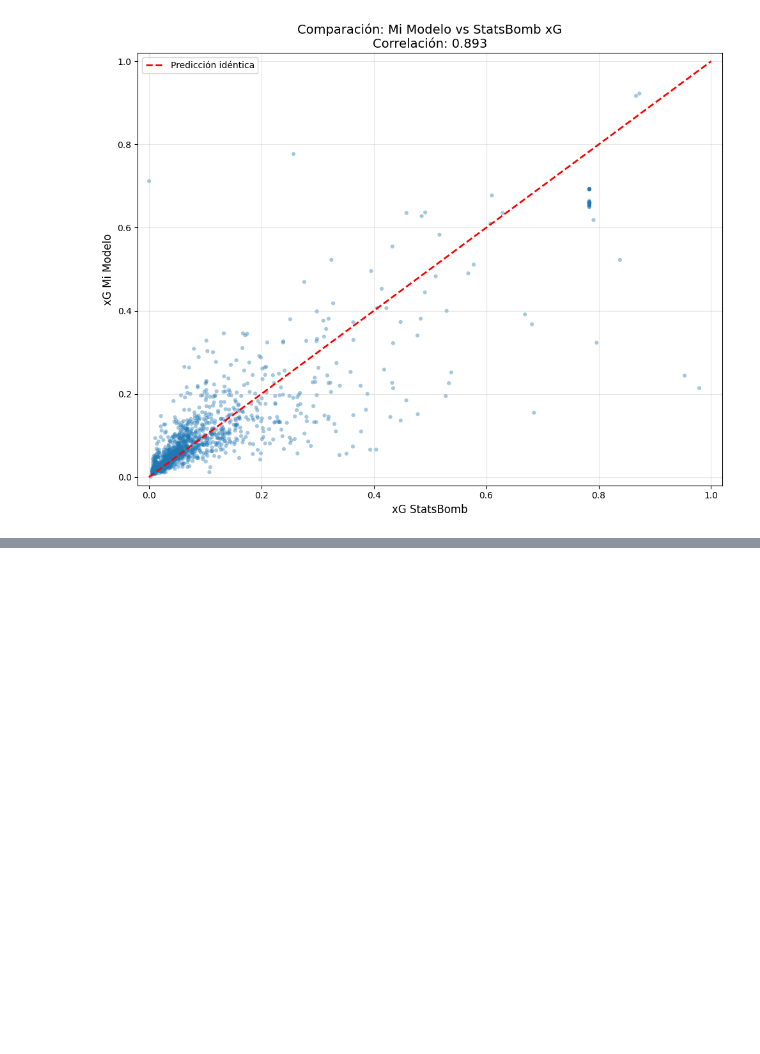
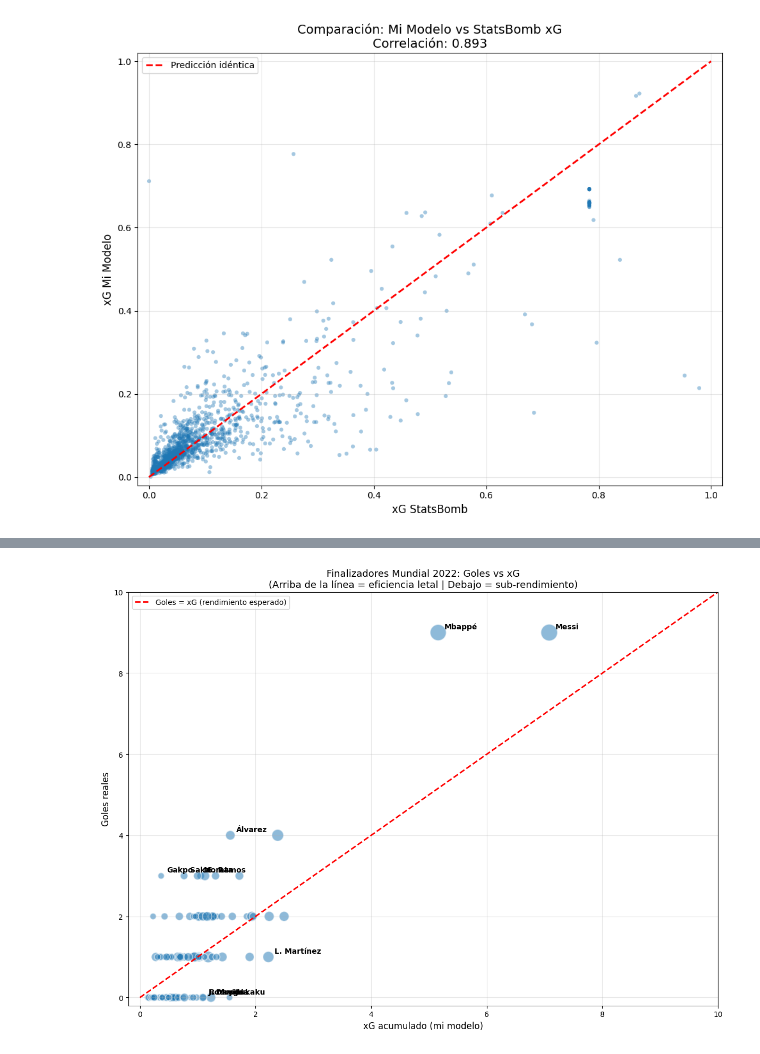
Before and after one commit to szkad/football-analytics-portfolio, a Jupyter notebook: notebooks/03_modelo_xg.ipynb, the cells around one changed output, grey strips where cells are left out. Saved outputs shown, nothing was run; the diff lists cells and outputs as text; code cells hidden in the pictures; blank space fills up the shorter version.

Commit message:
Proyecto 2 completado: Modelo xG propio con correlación 0.893 vs StatsBomb

```diff
--- a/notebooks/03_modelo_xg.ipynb
+++ b/notebooks/03_modelo_xg.ipynb
@@ -528,0 +553,14 @@ plt.show()
+# %%
+# Agrupar por jugador
+ranking = mundial_2022.groupby('player').agg(
+    tiros=('es_gol', 'count'),
+    goles=('es_gol', 'sum'),
+    xg=('xg_mi_modelo', 'sum')
+).reset_index()
+
+# Calcular sobre/sub-rendimiento
+ranking['diferencia'] = ranking['goles'] - ranking['xg']
+
+# Filtrar jugadores con al menos 5 tiros (muestra mínima)
+ranking_filtrado = ranking[ranking['tiros'] >= 5].copy()
+print(f"Jugadores con 5+ tiros: {len(ranking_filtrado)}")
@@ -528,0 +615,66 @@ plt.show()
+# %%
+# Diccionario de apellidos correctos
+nombres_correctos = {
+    'Kylian Mbappé Lottin': 'Mbappé',
+    'Lionel Andrés Messi Cuccittini': 'Messi',
+    'Cody Mathès Gakpo': 'Gakpo',
+    'Julián Álvarez': 'Álvarez',
+    'Álvaro Borja Morata Martín': 'Morata',
+    'Gonçalo Matias Ramos': 'G. Ramos',
+    'Rafael Alexandre Conceição Leão': 'Leão',
+    'Richarlison de Andrade': 'Richarlison',
+    'Romelu Lukaku Menama': 'Lukaku',
+    'Lautaro Javier Martínez': 'L. Martínez',
+    'Jamal Musiala': 'Musiala',
+    'Rodrygo Silva de Goes': 'Rodrygo',
+    'Jonathan David': 'J. David',
+    'Bukayo Saka': 'Saka',
+    'Marcus Rashford': 'Rashford',
+}
+
+def obtener_nombre_corto(nombre_completo):
+    if nombre_completo in nombres_correctos:
+        return nombres_correctos[nombre_completo]
+    return nombre_completo.split()[-1]
+
+plot_data = ranking_filtrado[ranking_filtrado['tiros'] >= 5].copy()
+
+fig, ax = plt.subplots(figsize=(12, 9))
+
+ax.scatter(plot_data['xg'], plot_data['goles'],
+           s=plot_data['tiros'] * 15, alpha=0.5,
+           c='#1f77b4', edgecolors='white', linewidth=1.5)
+
+max_val = max(plot_data['xg'].max(), plot_data['goles'].max()) + 1
+ax.plot([0, max_val], [0, max_val], 'r--', linewidth=2, label='Goles = xG (rendimiento esperado)')
+
+# Anotar destacados con nombres limpios
+destacados = pd.concat([
+    plot_data.sort_values('diferencia', ascending=False).head(7),
+    plot_data.sort_values('diferencia', ascending=True).head(5)
+])
+
+for _, row in destacados.iterrows():
+    nombre_corto = obtener_nombre_corto(row['player'])
+    ax.annotate(
+        nombre_corto,
+        xy=(row['xg'], row['goles']),
+        xytext=(8, 5),
+        textcoords='offset points',
+        fontsize=10,
+        fontweight='bold'
+    )
+
+ax.set_xlabel('xG acumulado (mi modelo)', fontsize=12)
+ax.set_ylabel('Goles reales', fontsize=12)
+ax.set_title('Finalizadores Mundial 2022: Goles vs xG\n(Arriba de la línea = eficiencia letal | Debajo = sub-rendimiento)', fontsize=13)
+ax.grid(True, alpha=0.3)
+ax.legend(loc='upper left')
+ax.set_xlim(-0.2, max_val)
+ax.set_ylim(-0.2, max_val)
+
+plt.tight_layout()
+plt.savefig('../outputs/figures/finalizadores_mundial_2022.png', dpi=150, bbox_inches='tight')
+plt.show()
+# %% [output]
+[figure, added]
```
Also changed, not shown: parts of 6 cells of this notebook, 3 other files.
